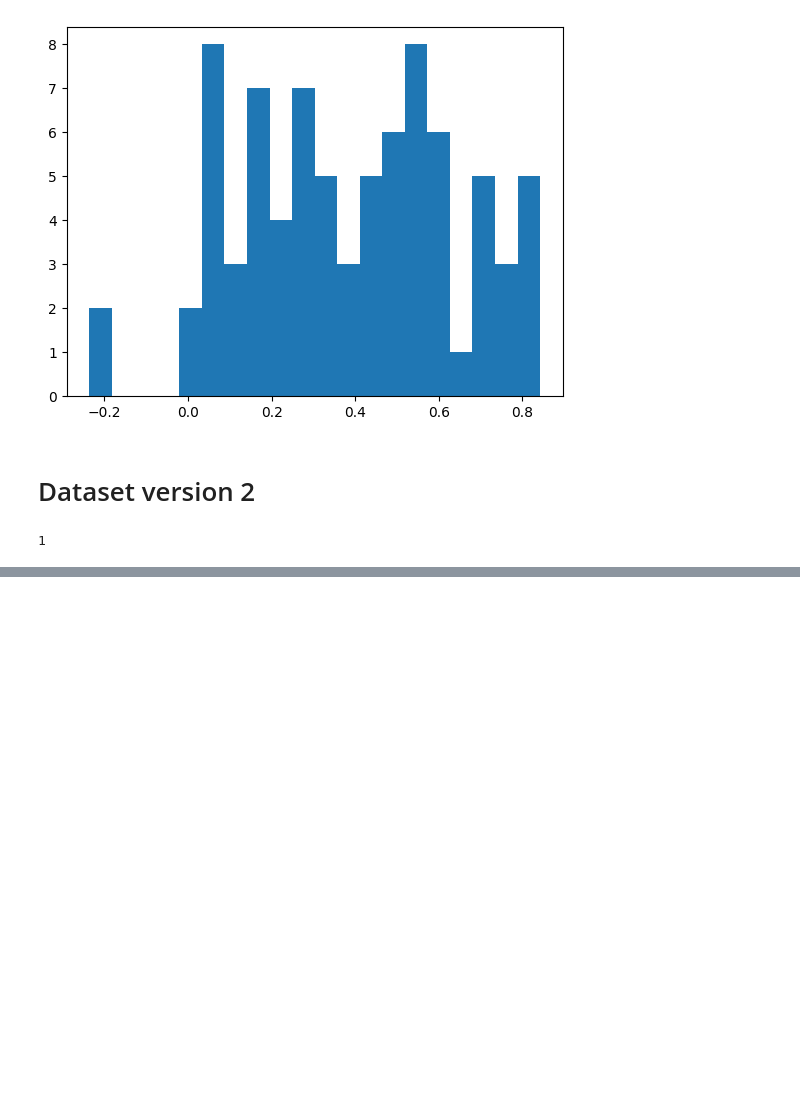
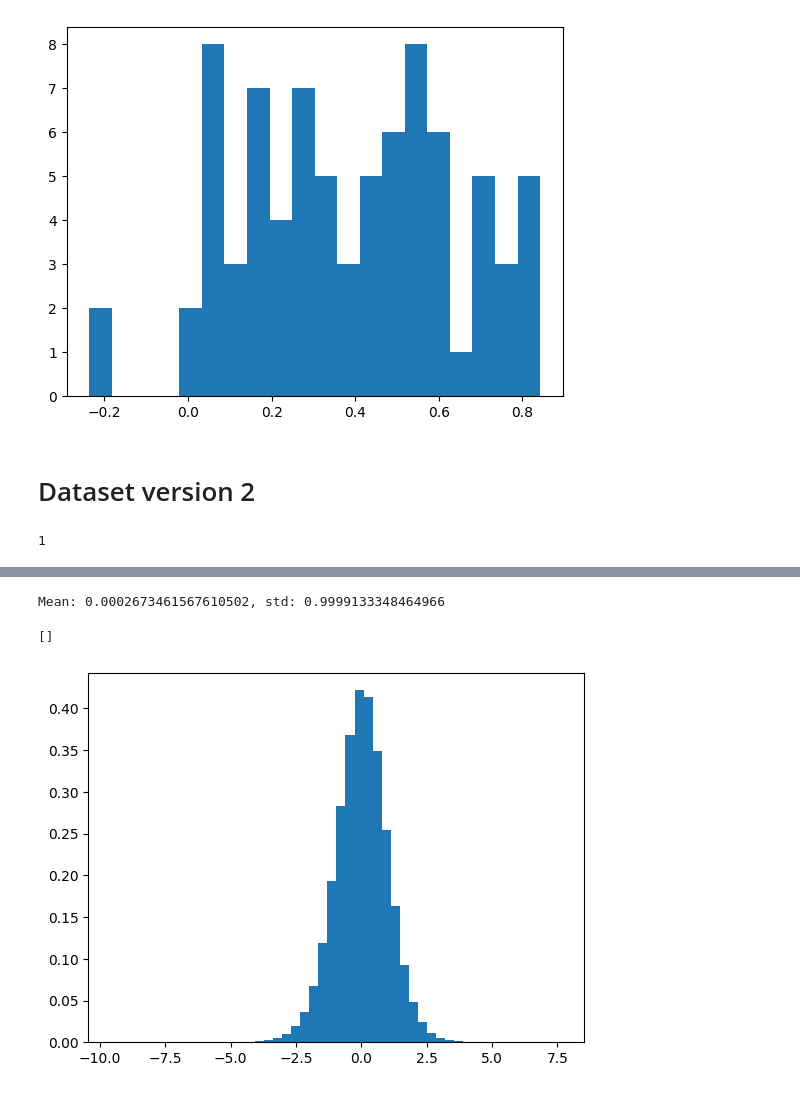
Before and after one commit to SebastianMerino/DL-Attenuation, a Jupyter notebook: testing/exploring_training.ipynb, the cells around one changed output, grey strips where cells are left out. Saved outputs shown, nothing was run; the diff lists cells and outputs as text; code cells hidden in the pictures; blank space fills up the shorter version.

```diff
--- a/testing/exploring_training.ipynb
+++ b/testing/exploring_training.ipynb
@@ -244,0 +213,9 @@ array([-1.755, -1.695, -1.635, -1.575, -1.515, -1.455, -1.395, -1.335,
+# %%
+data_vec = x.numpy().flatten()
+print(f"Mean: {data_vec.mean()}, std: {data_vec.std()}")
+plt.hist(data_vec, 50, density=True)
+plt.plot()
+# %% [output]
+Mean: 0.0002673461567610502, std: 0.9999133348464966
+[]
+[figure, added]
```
Also changed, not shown: parts of 9 cells of this notebook, 1 other file.
